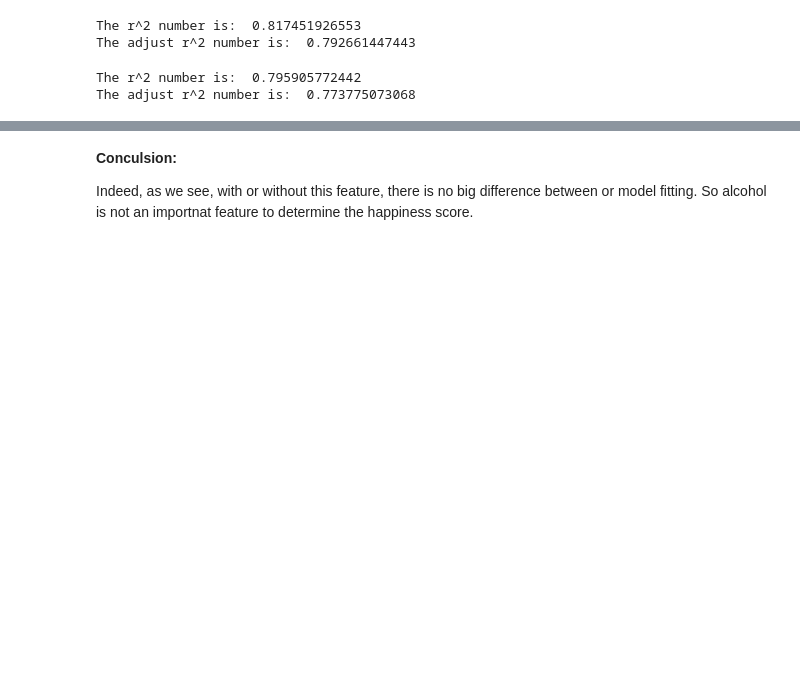
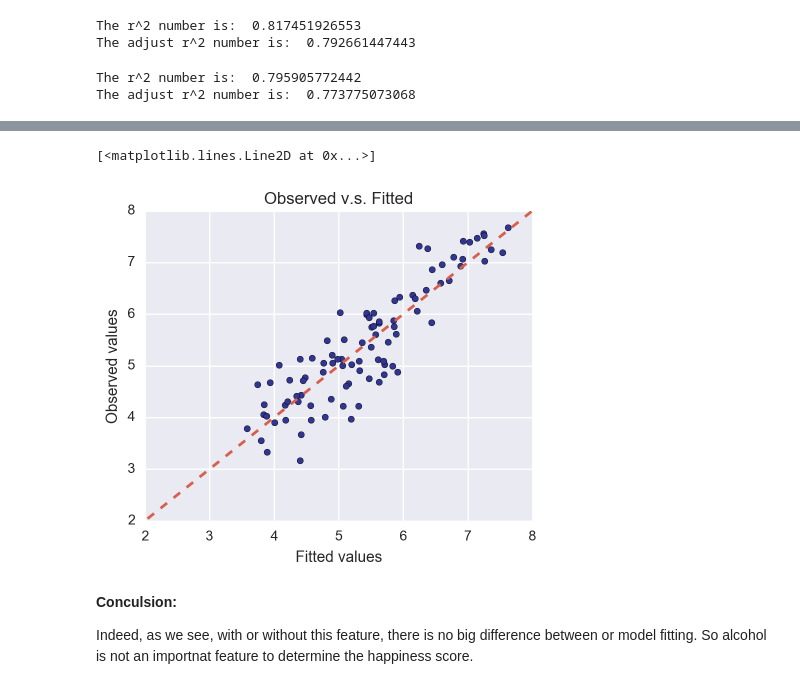
Before and after one commit to dangspin/SpringBoard_Projects, a Jupyter notebook: final_project/Regression_Analysis.ipynb, the cells around one changed output, grey strips where cells are left out. Drawn from its saved outputs; the diff is of its cells as text; code cells hidden in the pictures; blank space fills up the shorter version.

```diff
--- a/final_project/Regression_Analysis.ipynb
+++ b/final_project/Regression_Analysis.ipynb
@@ -491,3 +503,17 @@ OLS Regression Results
+# %%
+fig,ax=plt.subplots(1,1,figsize=(5,4))
+
+ax.scatter(fit3.fittedvalues,Y_traindf,s=20,c='#313695')
+ax.set_xlabel('Fitted values')
+ax.set_ylabel('Observed values')
+ax.set_title('Observed v.s. Fitted')
+ax.set_xlim(2,8)
+ax.set_ylim(2,8)
+
+ax.plot([0,8],[0,8],ls='--',lw=2,c='#d6604d')
+# %% [output]
+[<matplotlib.lines.Line2D at 0x...>]
+[figure, added]
 # %% [markdown]
 **Conculsion:**
 
```
Also changed, not shown: parts of 4 cells of this notebook.
